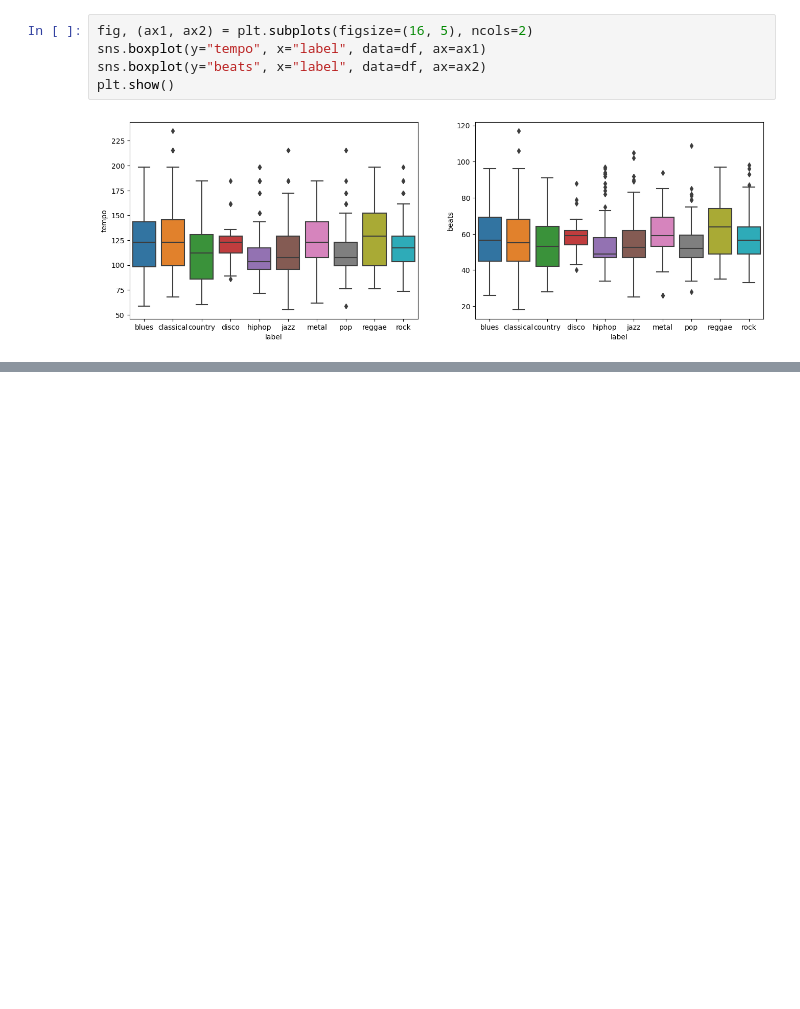
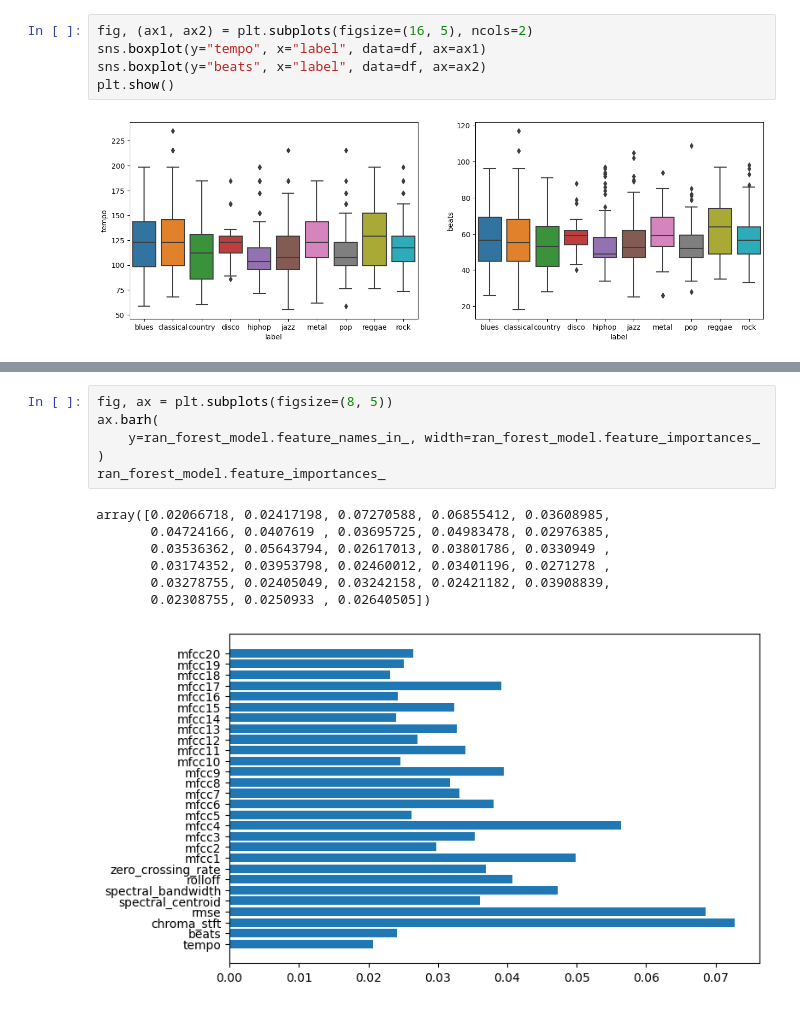
Before and after one commit to imthomp/music-classification, a Jupyter notebook: garrett-notebook.ipynb, the cells around one changed output, grey strips where cells are left out. Saved outputs shown, nothing was run; the diff lists cells and outputs as text; blank space fills up the shorter version.

```diff
--- a/garrett-notebook.ipynb
+++ b/garrett-notebook.ipynb
@@ -62,0 +86,14 @@ print(f1_score(preds, y_test, average="macro"))
+# %%
+fig, ax = plt.subplots(figsize=(8, 5))
+ax.barh(
+    y=ran_forest_model.feature_names_in_, width=ran_forest_model.feature_importances_
+)
+ran_forest_model.feature_importances_
+# %% [output]
+array([0.02066718, 0.02417198, 0.07270588, 0.06855412, 0.03608985,
+       0.04724166, 0.0407619 , 0.03695725, 0.04983478, 0.02976385,
+       0.03536362, 0.05643794, 0.02617013, 0.03801786, 0.0330949 ,
+       0.03174352, 0.03953798, 0.02460012, 0.03401196, 0.0271278 ,
+       0.03278755, 0.02405049, 0.03242158, 0.02421182, 0.03908839,
+       0.02308755, 0.0250933 , 0.02640505])
+[figure, added]
```
Also changed, not shown: parts of 6 cells of this notebook.
